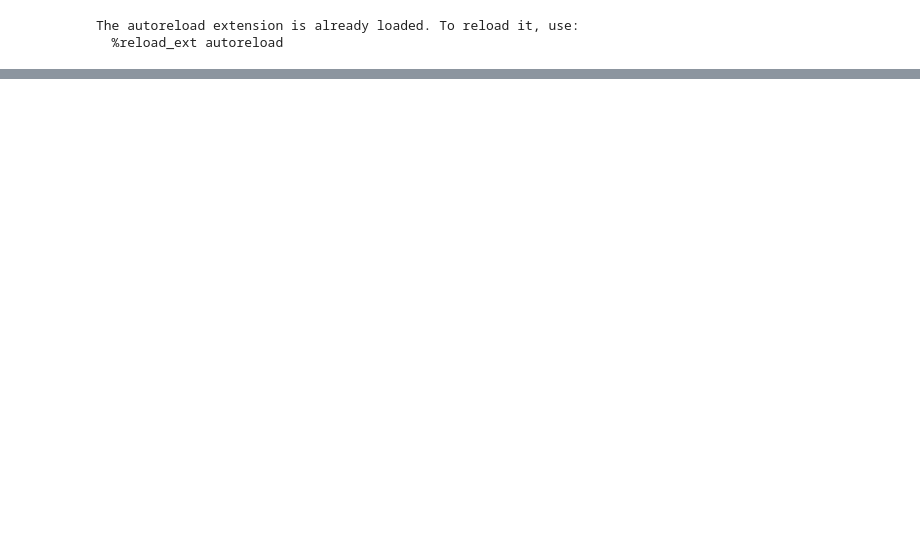
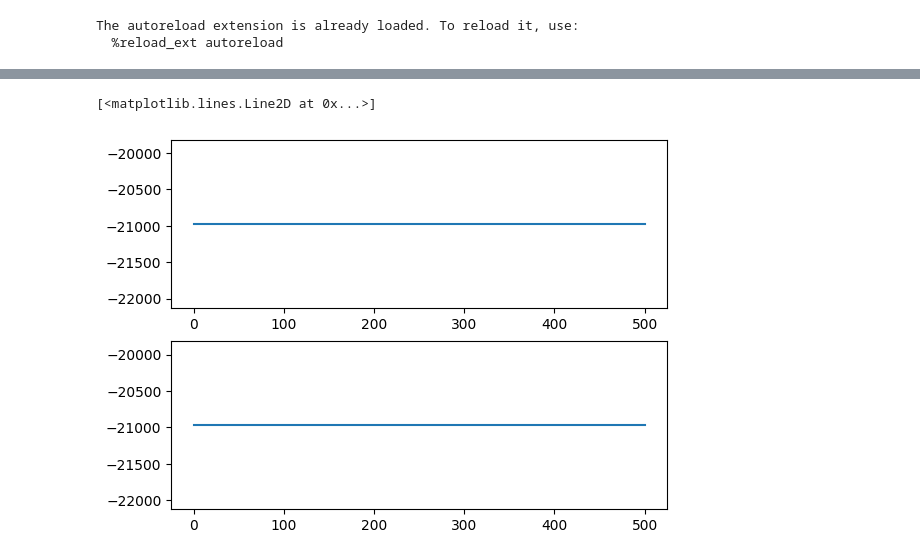
Before and after one commit to vuanhhuyhlqn/amfea, a Jupyter notebook: test.ipynb, the cells around one changed output, grey strips where cells are left out. Drawn from its saved outputs; the diff is of its cells as text; code cells hidden in the pictures; blank space fills up the shorter version.

```diff
--- a/test.ipynb
+++ b/test.ipynb
@@ -42,0 +14,3 @@ array([0.3, 0.3, 0.3, 0.3, 0.3])
+# %%
+task = DummyTask()
+tasks = [task, task]
@@ -42,0 +21,8 @@ array([0.3, 0.3, 0.3, 0.3, 0.3])
+# %%
+crossover = ArithmeticCrossover()
+mutation = AdditiveMutation(100, 5)
+rmp = NormalRMP()
+pop_size = 2 * 20
+indi_len = 5
+bound = 100
+a = AMFEA(pop_size, indi_len, bound, tasks, crossover, mutation, rmp)
@@ -42,0 +38,2 @@ array([0.3, 0.3, 0.3, 0.3, 0.3])
+# %%
+bfs, mfs = a.fit(500, monitor_rate=250)
@@ -42,0 +58,7 @@ array([0.3, 0.3, 0.3, 0.3, 0.3])
+# %%
+fig, axes = plt.subplots(2)
+axes[0].plot(bfs[0])
+axes[1].plot(bfs[1])
+# %% [output]
+[<matplotlib.lines.Line2D at 0x...>]
+[figure, added]
```
Also changed, not shown: parts of 9 cells of this notebook, 3 other files.
